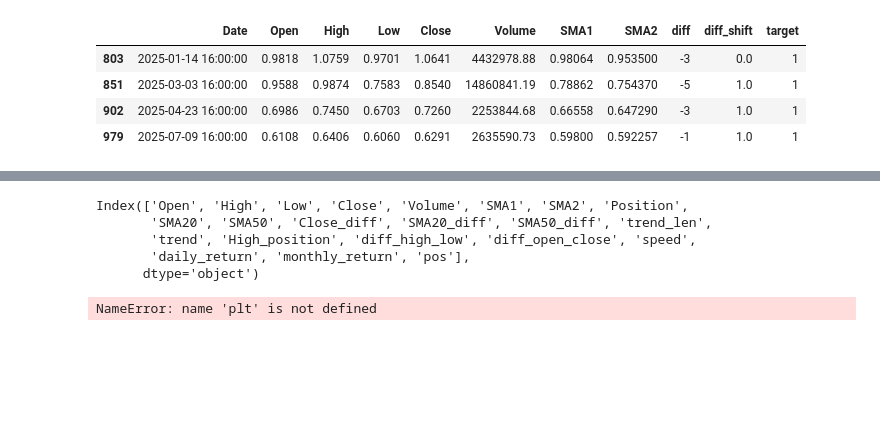
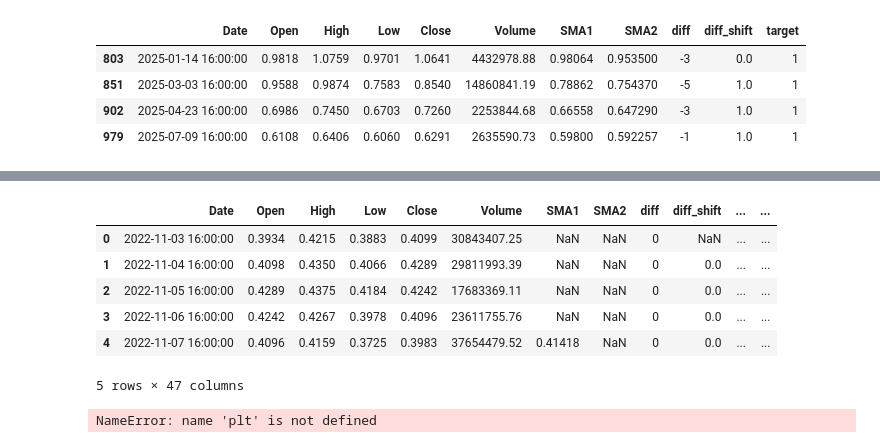
Before and after one commit to Nekhaenko/BigData1, a Jupyter notebook: Untitled14_1.ipynb, the cells around one changed output, grey strips where cells are left out. Cells and saved outputs as stored; diff of their text form; code cells hidden in the pictures; blank space fills up the shorter version.

```diff
--- a/Untitled14_1.ipynb
+++ b/Untitled14_1.ipynb
@@ -318,24 +254,23 @@ fig.show()
 # %%
 df['diff_high_low'] = df['High'] - df['Low']
-df['diff_high_low'] = df['diff_high_low']*1000000
+df['diff_high_low'] = df['diff_high_low']*10000
 df['diff_high_low'] = df.diff_high_low.round()
 
 df['diff_open_close'] = df['Open'] - df['Close']
-df['diff_open_close'] = df['diff_open_close']*1000000
+df['diff_open_close'] = df['diff_open_close']*10000
 df['diff_open_close'] = df['diff_open_close'].round()
 df['speed'] = np.where(df['diff_open_close'].abs() > 0, df['diff_high_low']/df['diff_open_close'], 0)
 # df['diff_open_close'] = df['diff_open_close'].abs()
-# %%
-df['daily_return'] = df['Close'].pct_change(2) # 1 for ONE DAY lookback
-df['monthly_return'] = df['Close'].pct_change(21) # 21 for ONE MONTH lookback
-# df['annual_return'] = df['Close'].pct_change(252)
-# %%
-df['pos']=df['Position'].copy()
+# %%
+for i in range(1, 31):
+  df[f'daily_return_{i}'] = df['Close'].pct_change(i)
 # %%
-df.columns
+df.head()
 # %% [output]
+|  | Date | Open | High | Low | Close | Volume | SMA1 | SMA2 | diff | diff_shift | ... | ... |
+| 0 | 2022-11-03 16:00:00 | 0.3934 | 0.4215 | 0.3883 | 0.4099 | 30843407.25 | NaN | NaN | 0 | NaN | ... | ... |
+| 1 | 2022-11-04 16:00:00 | 0.4098 | 0.4350 | 0.4066 | 0.4289 | 29811993.39 | NaN | NaN | 0 | 0.0 | ... | ... |
+| 2 | 2022-11-05 16:00:00 | 0.4289 | 0.4375 | 0.4184 | 0.4242 | 17683369.11 | NaN | NaN | 0 | 0.0 | ... | ... |
+| 3 | 2022-11-06 16:00:00 | 0.4242 | 0.4267 | 0.3978 | 0.4096 | 23611755.76 | NaN | NaN | 0 | 0.0 | ... | ... |
+| 4 | 2022-11-07 16:00:00 | 0.4096 | 0.4159 | 0.3725 | 0.3983 | 37654479.52 | 0.41418 | NaN | 0 | 0.0 | ... | ... |
-Index(['Open', 'High', 'Low', 'Close', 'Volume', 'SMA1', 'SMA2', 'Position',
-       'SMA20', 'SMA50', 'Close_diff', 'SMA20_diff', 'SMA50_diff', 'trend_len',
-       'trend', 'High_position', 'diff_high_low', 'diff_open_close', 'speed',
-       'daily_return', 'monthly_return', 'pos'],
-      dtype='object')
+5 rows × 47 columns
```
Also changed, not shown: parts of 32 cells of this notebook.
